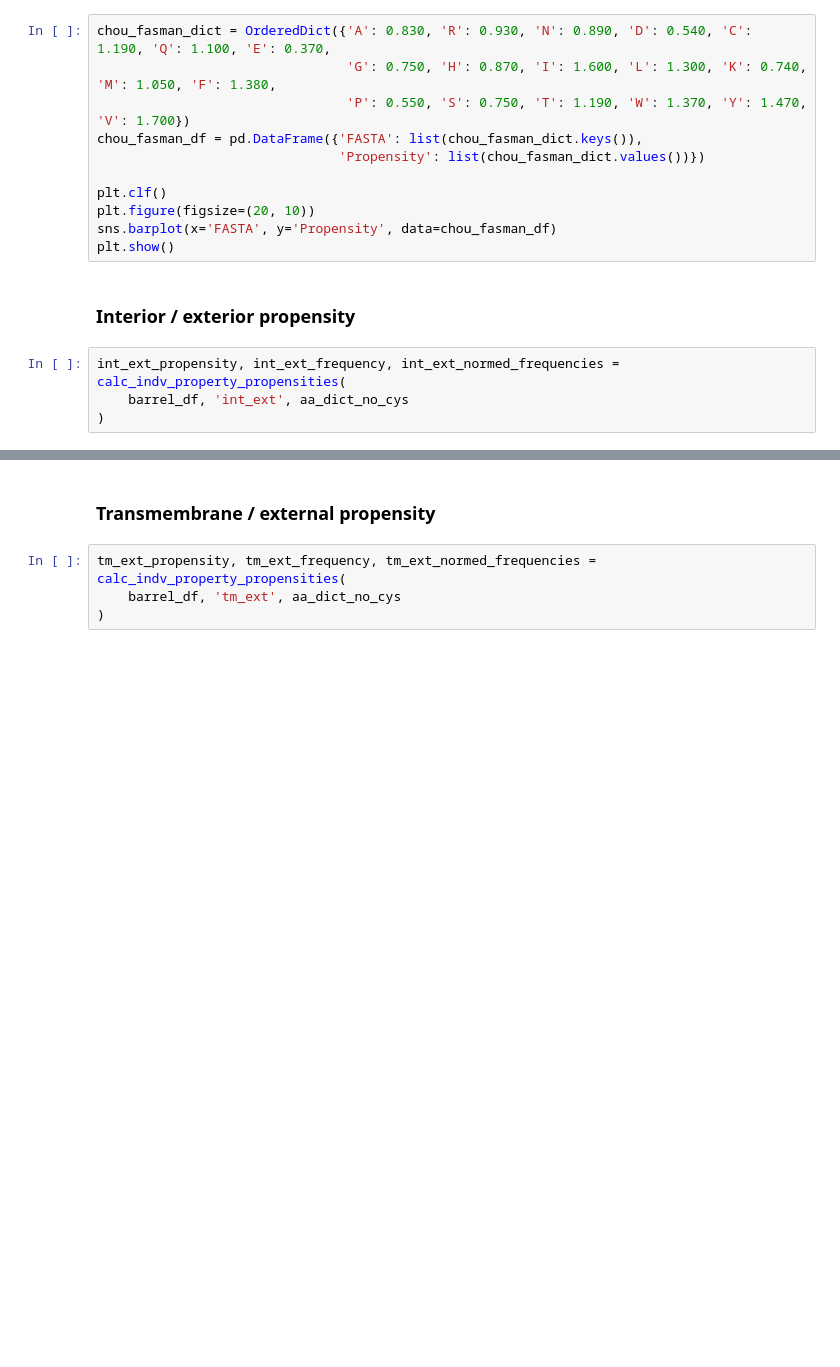
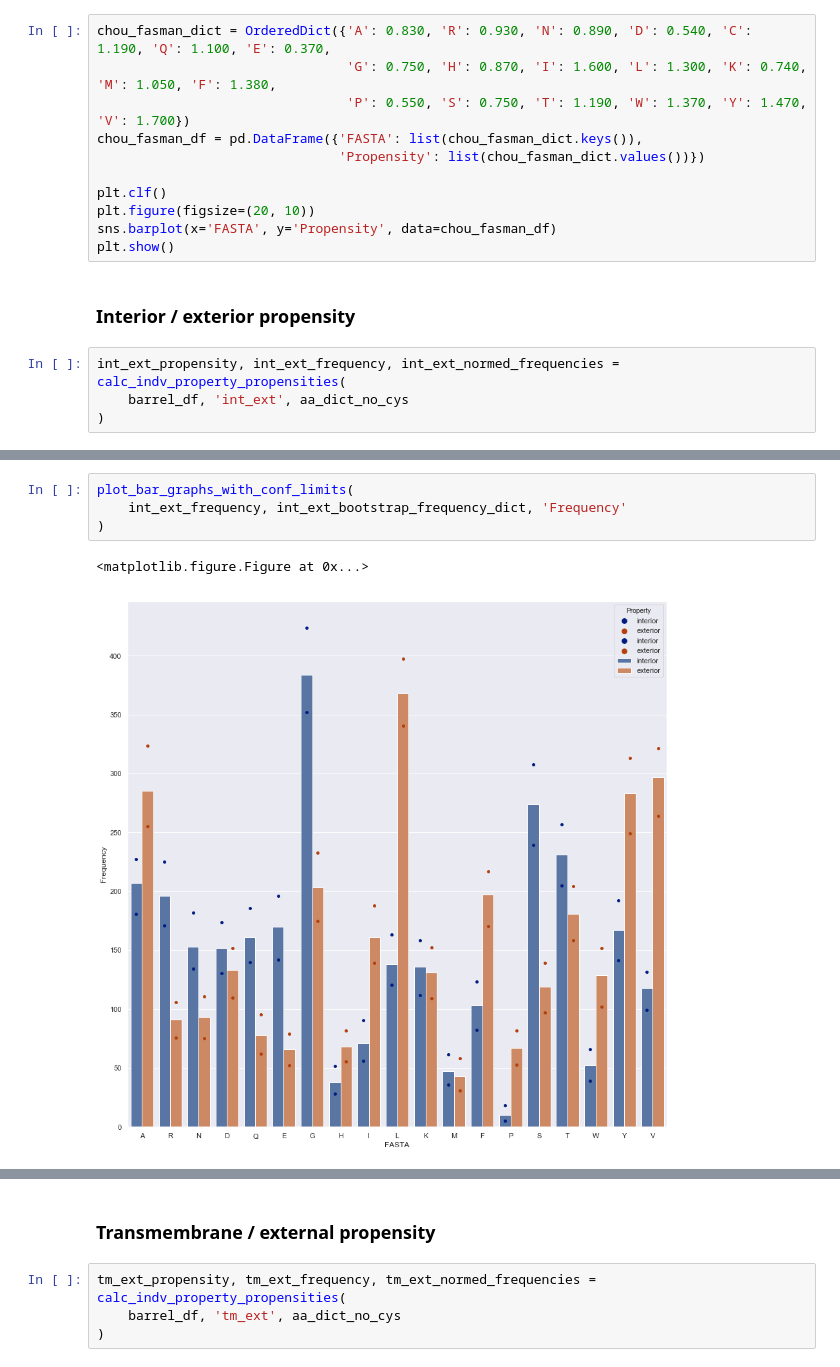
Before and after one commit to kls93/BetaStats, a Jupyter notebook: Propensity_analysis_barrels.ipynb, the cells around one changed output, grey strips where cells are left out. Drawn from its saved outputs; the diff is of its cells as text; blank space fills up the shorter version.

```diff
--- a/Propensity_analysis_barrels.ipynb
+++ b/Propensity_analysis_barrels.ipynb
@@ -1678,0 +1869,7 @@ plot_heat_map(int_ext_normed_frequencies)
+# %%
+plot_bar_graphs_with_conf_limits(
+    int_ext_frequency, int_ext_bootstrap_frequency_dict, 'Frequency'
+)
+# %% [output]
+<matplotlib.figure.Figure at 0x...>
+[figure, added]
```
Also changed, not shown: parts of 66 cells of this notebook.
